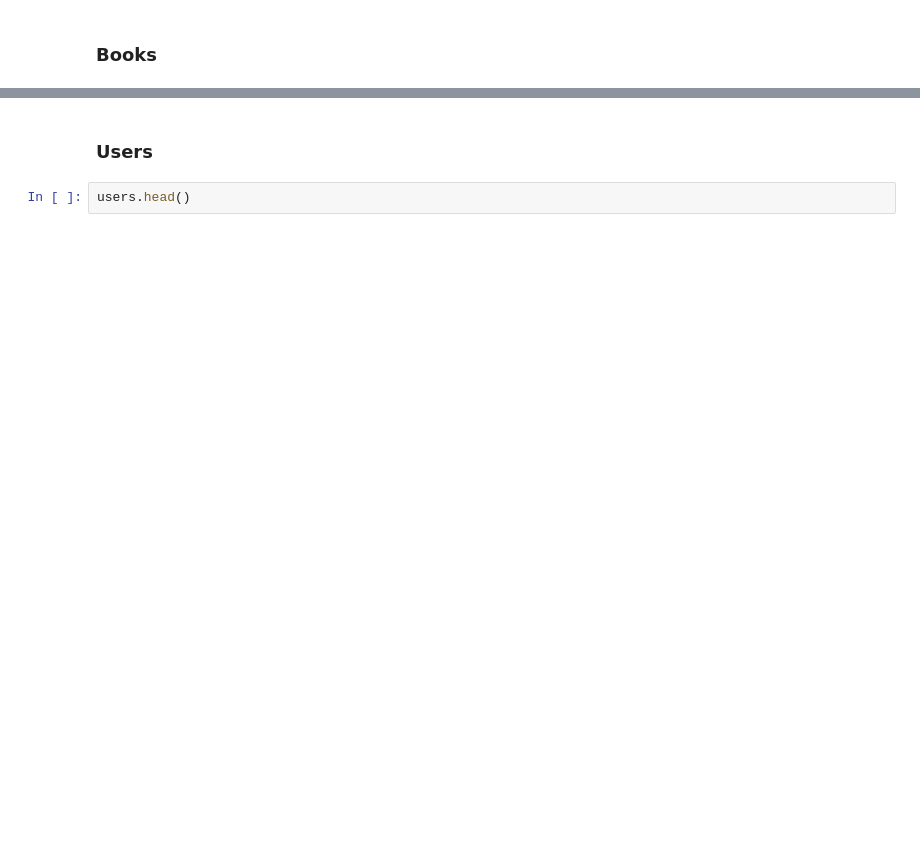
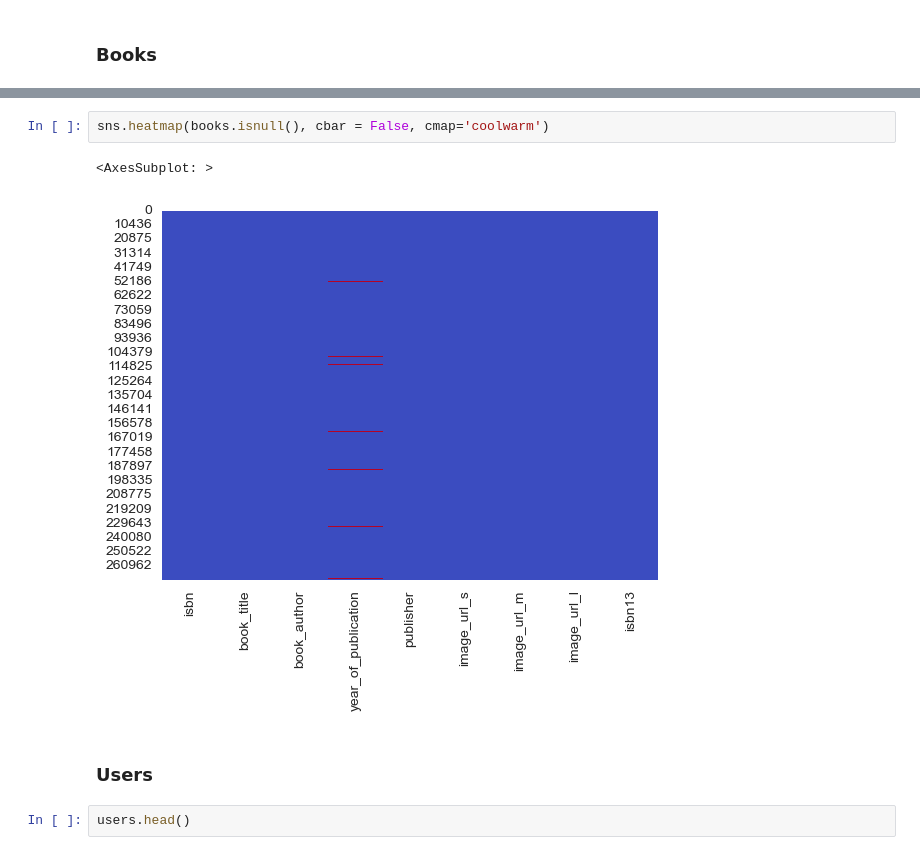
Before and after one commit to fichtnerma/Recommender, a Jupyter notebook: data-normalization.ipynb, the cells around one changed output, grey strips where cells are left out. Saved outputs shown, nothing was run; the diff lists cells and outputs as text; blank space fills up the shorter version.

```diff
--- a/data-normalization.ipynb
+++ b/data-normalization.ipynb
@@ -56,3 +73,8 @@ BOOKS DATA DESCRIBE
+# %%
+sns.heatmap(books.isnull(), cbar = False, cmap='coolwarm')
+# %% [output]
+<AxesSubplot: >
+[figure, added]
 # %% [markdown]
 ### Users
 # %%
```
Also changed, not shown: parts of 19 cells of this notebook, 6 other files.
